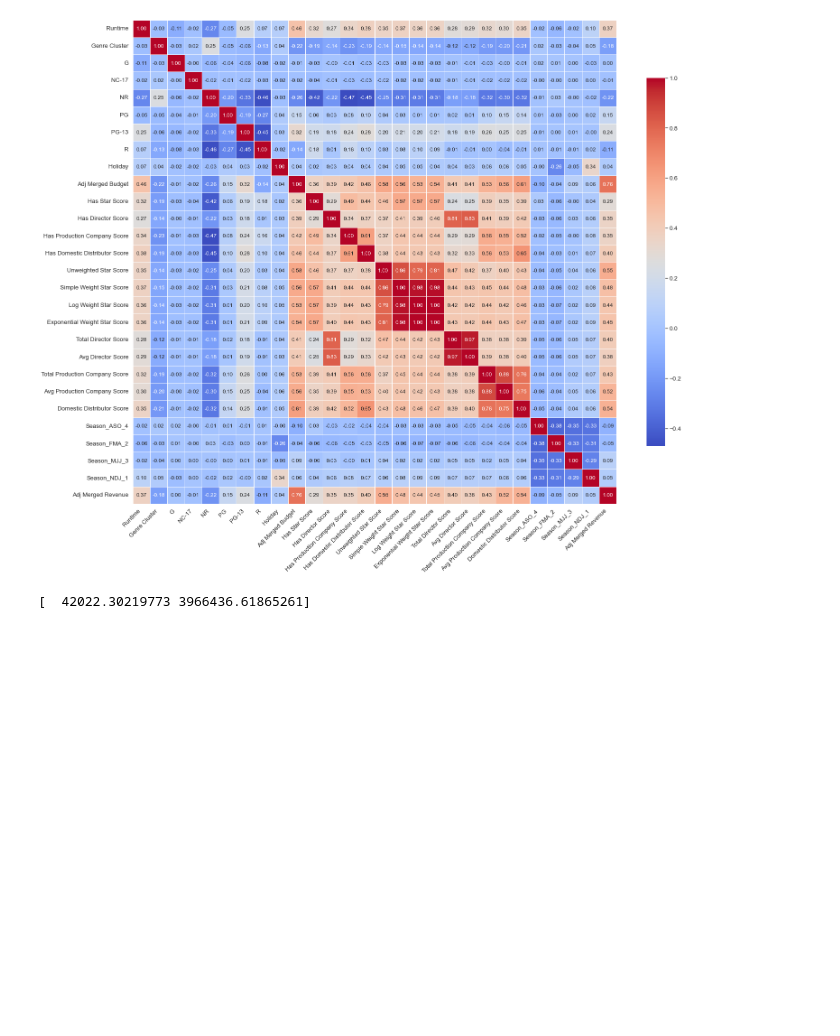
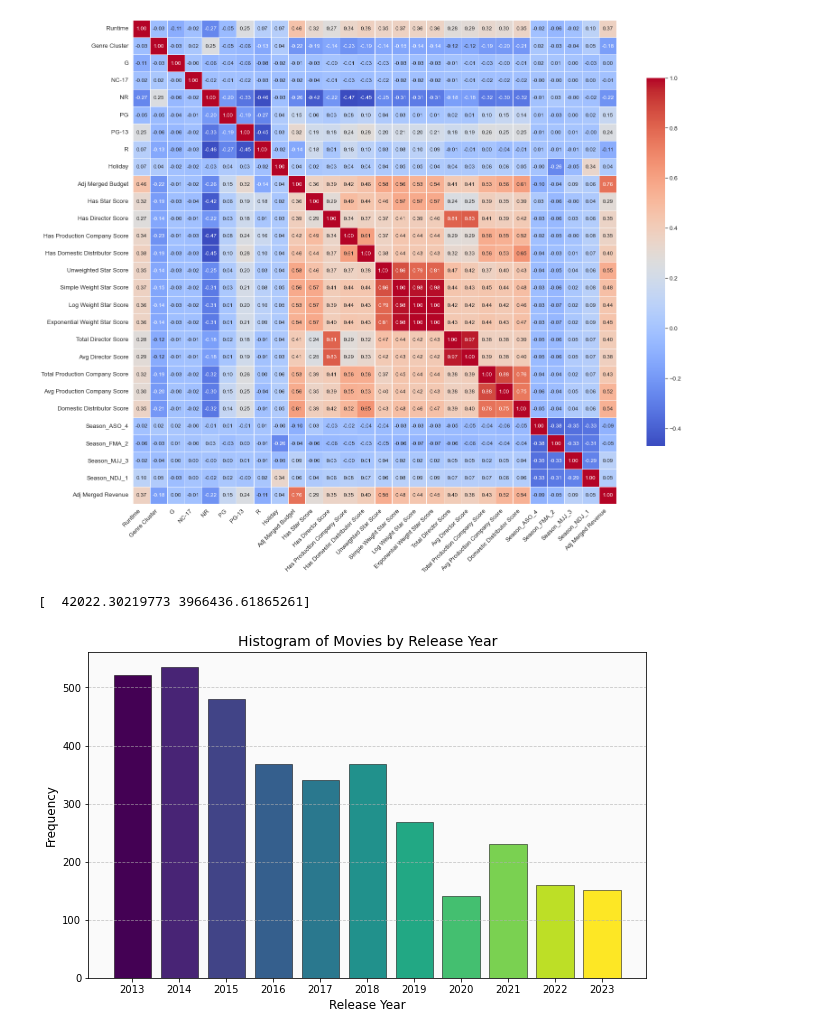
Before and after one commit to samob917/en553.602.FA23, a Jupyter notebook: 2. Data Understanding/2.3 Explore Data/Final EDA/2.3 Explora Data.ipynb, the cells around one changed output. Saved outputs shown, nothing was run; the diff lists cells and outputs as text; code cells hidden in the pictures; blank space fills up the shorter version.

Commit message:
Additional Plots for EDA

```diff
--- a/2. Data Understanding/2.3 Explore Data/Final EDA/2.3 Explora Data.ipynb
+++ b/2. Data Understanding/2.3 Explore Data/Final EDA/2.3 Explora Data.ipynb
@@ -117,14 +117,14 @@ y = "Adj Merged Revenue"
 
 # Define revenue bins
 bin_edges = np.percentile(df['Adj Merged Budget'], [0, 33, 67, 100])
-bin_labels = ['Low Revenue', 'Medium Revenue', 'High Revenue']
+bin_labels = ['Low Budget', 'Medium Budget', 'High Budget']
 
 # Create a new column for revenue categories
-df['Revenue_Category'] = pd.cut(df[y], bins=bin_edges, labels=bin_labels, right=False)
+df['Budget_Category'] = pd.cut(df[y], bins=bin_edges, labels=bin_labels, right=False)
 
 # Loop through each revenue category
 for category in bin_labels:
-    category_df = df[df['Revenue_Category'] == category]
+    category_df = df[df['Budget_Category'] == category]
 
     # Pairplot to visualize relationships between numerical features
     numerical_columns = category_df[X_vars + [y]].select_dtypes(include=['float64', 'int64']).columns
@@ -195,3 +195,26 @@ print(bin_edges)
 [  42022.30219773 3966436.61865261]
 # %%
 df['Budget_Category'] = pd.cut(df['Adj Merged Budget'], bins=bin_edges
+# %%
+output_folder = 'Plots'
+
+release_years = df['Release Year'].dropna().astype(int)
+
+fig, ax = plt.subplots(figsize=(10, 6))
+#ax.hist(release_years, bins=range(min(release_years), max(release_years) + 1, 1), edgecolor='black', color='#86bf91')
+ax.grid(axis='y', linestyle='--', alpha=0.7)\
+
+unique_years, counts = np.unique(release_years, return_counts=True)
+colors = plt.cm.viridis(np.linspace(0, 1, len(unique_years)))
+
+ax.bar(unique_years, counts, color=colors, width=0.8, edgecolor='black', linewidth=0.5)
+ax.set_xlabel('Release Year', fontsize=12)
+ax.set_ylabel('Frequency', fontsize=12)
+ax.set_title('Histogram of Movies by Release Year', fontsize=14)
+ax.set_facecolor('#fafafa')
+ax.set_xticks(unique_years)
+
+plt.savefig(os.path.join(output_folder, 'movies_by_year.png'), bbox_inches='tight', pad_inches=0.2)
+plt.show()
+# %% [output]
+[figure, added]
```
Also changed, not shown: parts of 2 cells of this notebook, 3 other files.
